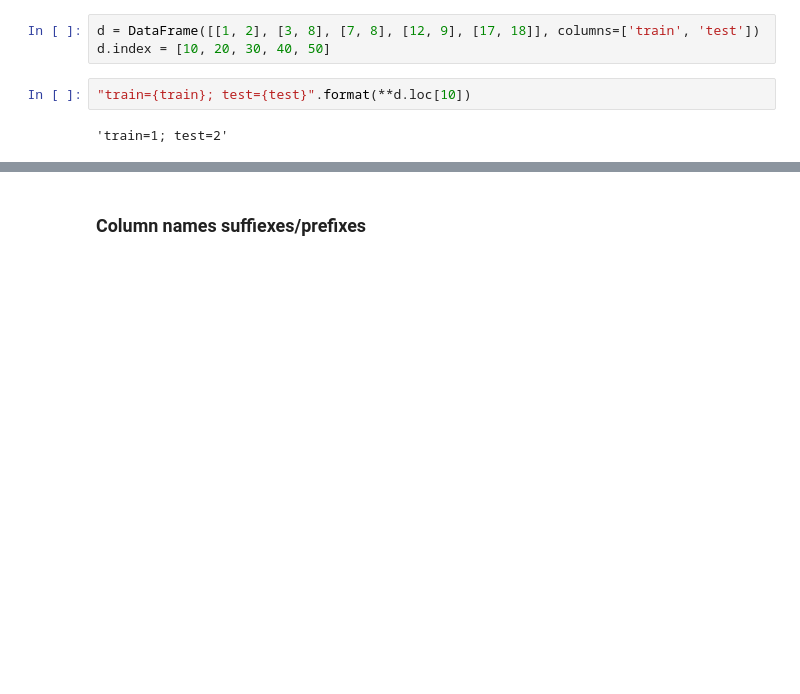
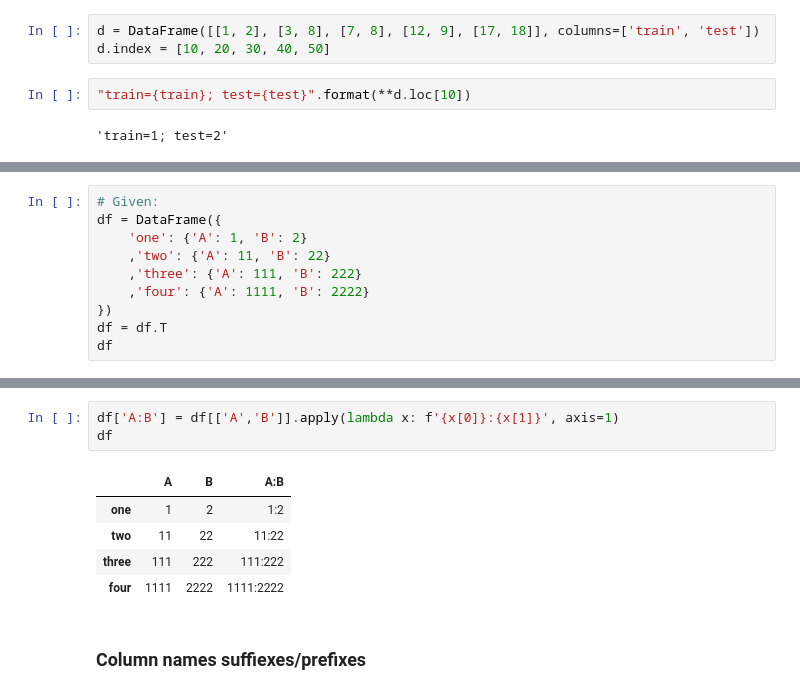
Before and after one commit to Hubbitus/python-jupyter-playbox, a Jupyter notebook: DataSandbox.ipynb, the cells around one changed output, grey strips where cells are left out. Cells and saved outputs as stored; diff of their text form; blank space fills up the shorter version.

```diff
--- a/DataSandbox.ipynb
+++ b/DataSandbox.ipynb
@@ -1174,0 +1154,10 @@ res
+# %%
+# Given:
+df = DataFrame({
+    'one': {'A': 1, 'B': 2}
+    ,'two': {'A': 11, 'B': 22}
+    ,'three': {'A': 111, 'B': 222}
+    ,'four': {'A': 1111, 'B': 2222}
+})
+df = df.T
+df
@@ -1175,2 +1170,11 @@ res
+# %%
+df['A:B'] = df[['A','B']].apply(lambda x: f'{x[0]}:{x[1]}', axis=1)
+df
+# %% [output]
+|  | A | B | A:B |
+| one | 1 | 2 | 1:2 |
+| two | 11 | 22 | 11:22 |
+| three | 111 | 222 | 111:222 |
+| four | 1111 | 2222 | 1111:2222 |
 # %% [markdown]
 ### Column names suffiexes/prefixes
```
Also changed, not shown: parts of 82 cells of this notebook.
